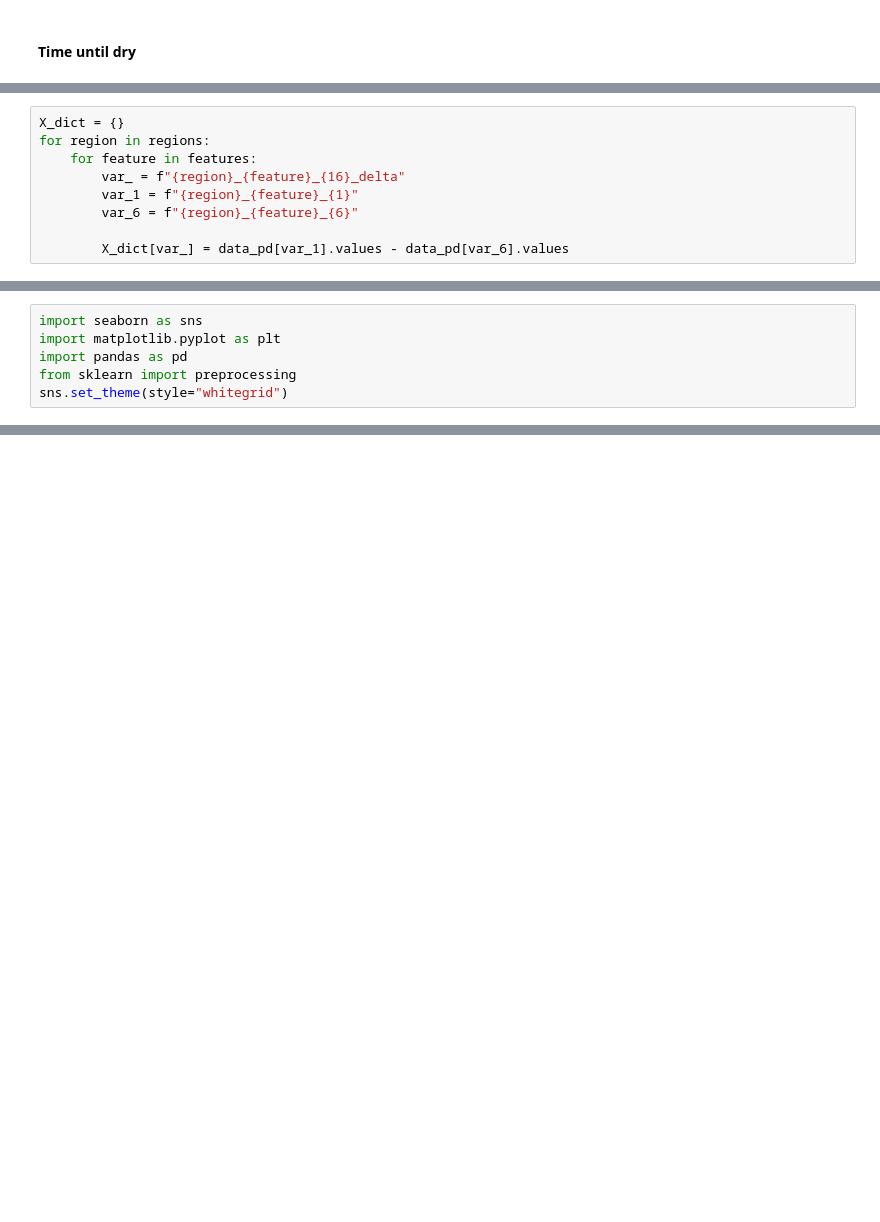
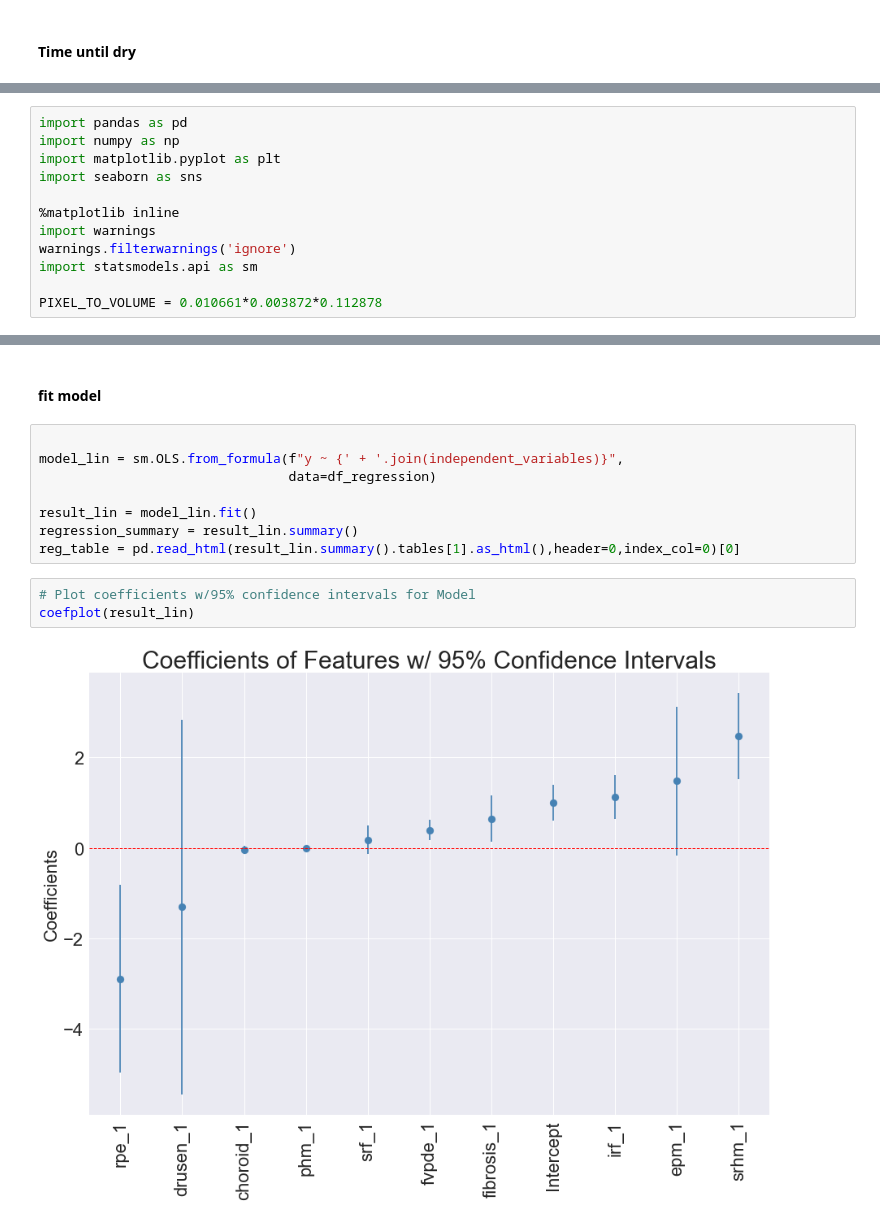
Before and after one commit to theislab/LODE, a Jupyter notebook: feature_statistics/notebooks/0_2_time_series_1-3-6-12-24-months.ipynb, the cells around one changed output, grey strips where cells are left out. Drawn from its saved outputs; the diff is of its cells as text; blank space fills up the shorter version.

```diff
--- a/feature_statistics/notebooks/0_2_time_series_1-3-6-12-24-months.ipynb
+++ b/feature_statistics/notebooks/0_2_time_series_1-3-6-12-24-months.ipynb
@@ -556,9 +201,0 @@ sc.pl.umap(adata_va_delta_filtered, color=['intra_retinal_fluid_1', 'sub_retinal
-# %%
-X_dict = {}
-for region in regions:
-    for feature in features:
-        var_ = f"{region}_{feature}_{16}_delta"
-        var_1 = f"{region}_{feature}_{1}"
-        var_6 = f"{region}_{feature}_{6}"
-
-        X_dict[var_] = data_pd[var_1].values - data_pd[var_6].values
@@ -665,6 +201,0 @@ data_6.six_month_recovery
-# %%
-import seaborn as sns
-import matplotlib.pyplot as plt
-import pandas as pd
-from sklearn import preprocessing
-sns.set_theme(style="whitegrid")
@@ -850,0 +313,12 @@ plt.ylabel("delta (mm3)")
+# %%
+import pandas as pd
+import numpy as np
+import matplotlib.pyplot as plt
+import seaborn as sns
+
+%matplotlib inline
+import warnings
+warnings.filterwarnings('ignore')
+import statsmodels.api as sm
+
+PIXEL_TO_VOLUME = 0.010661*0.003872*0.112878
@@ -850,0 +524,15 @@ plt.ylabel("delta (mm3)")
+# %% [markdown]
+#### fit model
+# %%
+
+model_lin = sm.OLS.from_formula(f"y ~ {' + '.join(independent_variables)}",
+                                data=df_regression)
+
+result_lin = model_lin.fit()
+regression_summary = result_lin.summary()
+reg_table = pd.read_html(result_lin.summary().tables[1].as_html(),header=0,index_col=0)[0]
+# %%
+# Plot coefficients w/95% confidence intervals for Model
+coefplot(result_lin)
+# %% [output]
+[figure, added]
```
Also changed, not shown: parts of 132 cells of this notebook, 22 other files.
